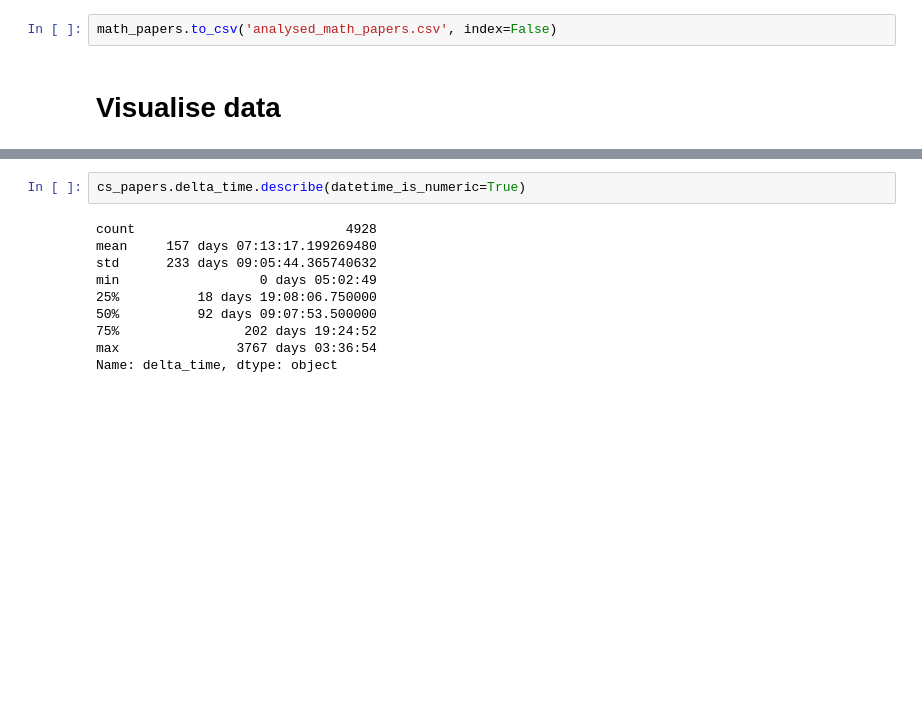
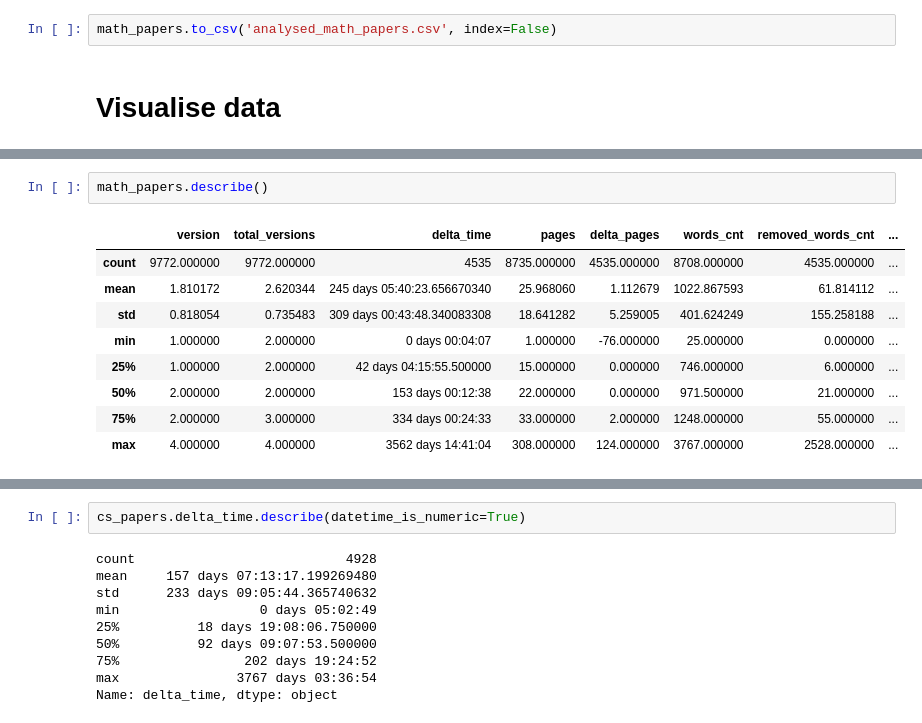
Before and after one commit to andcov/arXiv_preprints_version_analysis, a Jupyter notebook: _analyse.ipynb, the cells around one changed output, grey strips where cells are left out. Saved outputs shown, nothing was run; the diff lists cells and outputs as text; blank space fills up the shorter version.

```diff
--- a/_analyse.ipynb
+++ b/_analyse.ipynb
@@ -522,0 +585,12 @@ cs_papers.describe()
+# %%
+math_papers.describe()
+# %% [output]
+|  | version | total_versions | delta_time | pages | delta_pages | words_cnt | removed_words_cnt | ... |
+| count | 9772.000000 | 9772.000000 | 4535 | 8735.000000 | 4535.000000 | 8708.000000 | 4535.000000 | ... |
+| mean | 1.810172 | 2.620344 | 245 days 05:40:23.656670340 | 25.968060 | 1.112679 | 1022.867593 | 61.814112 | ... |
+| std | 0.818054 | 0.735483 | 309 days 00:43:48.340083308 | 18.641282 | 5.259005 | 401.624249 | 155.258188 | ... |
+| min | 1.000000 | 2.000000 | 0 days 00:04:07 | 1.000000 | -76.000000 | 25.000000 | 0.000000 | ... |
+| 25% | 1.000000 | 2.000000 | 42 days 04:15:55.500000 | 15.000000 | 0.000000 | 746.000000 | 6.000000 | ... |
+| 50% | 2.000000 | 2.000000 | 153 days 00:12:38 | 22.000000 | 0.000000 | 971.500000 | 21.000000 | ... |
+| 75% | 2.000000 | 3.000000 | 334 days 00:24:33 | 33.000000 | 2.000000 | 1248.000000 | 55.000000 | ... |
+| max | 4.000000 | 4.000000 | 3562 days 14:41:04 | 308.000000 | 124.000000 | 3767.000000 | 2528.000000 | ... |
```
Also changed, not shown: parts of 29 cells of this notebook, 1 other file.
